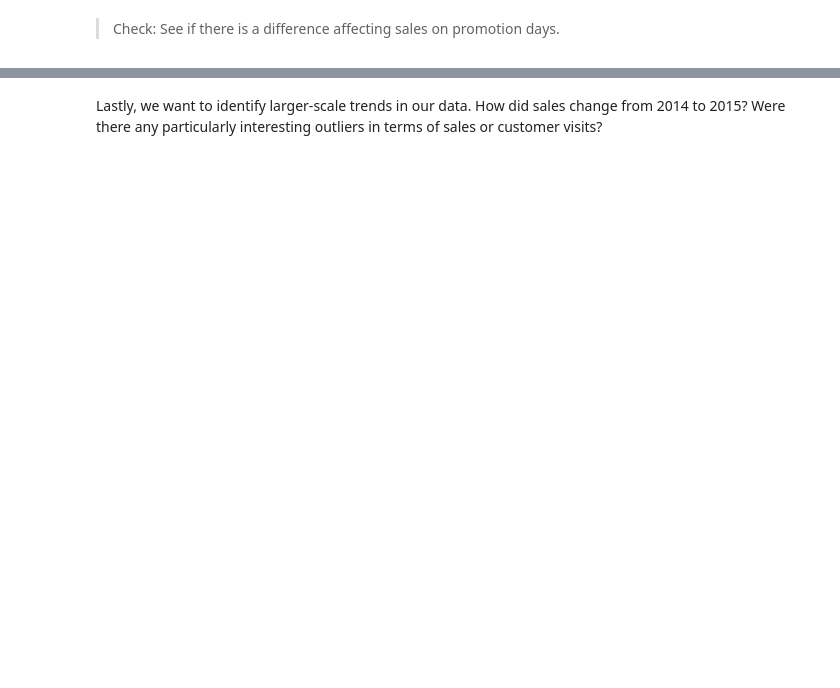
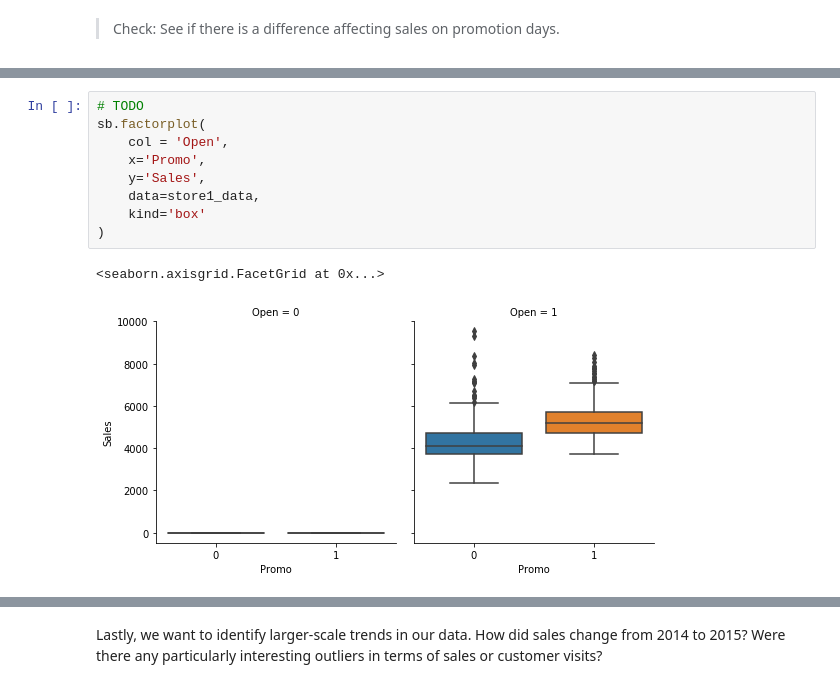
Before and after one commit to leahgaeta/Leah-Gaeta-GA-Data-Science, a Jupyter notebook: lessons/lesson-15/code/starter-code/starter-code-15.ipynb, the cells around one changed output, grey strips where cells are left out. Saved outputs shown, nothing was run; the diff lists cells and outputs as text; blank space fills up the shorter version.

```diff
--- a/lessons/lesson-15/code/starter-code/starter-code-15.ipynb
+++ b/lessons/lesson-15/code/starter-code/starter-code-15.ipynb
@@ -67,0 +118,12 @@ sb.factorplot(
+# %%
+# TODO
+sb.factorplot(
+    col = 'Open',
+    x='Promo',
+    y='Sales',
+    data=store1_data,
+    kind='box'
+)
+# %% [output]
+<seaborn.axisgrid.FacetGrid at 0x...>
+[figure, added]
```
Also changed, not shown: parts of 41 cells of this notebook.
